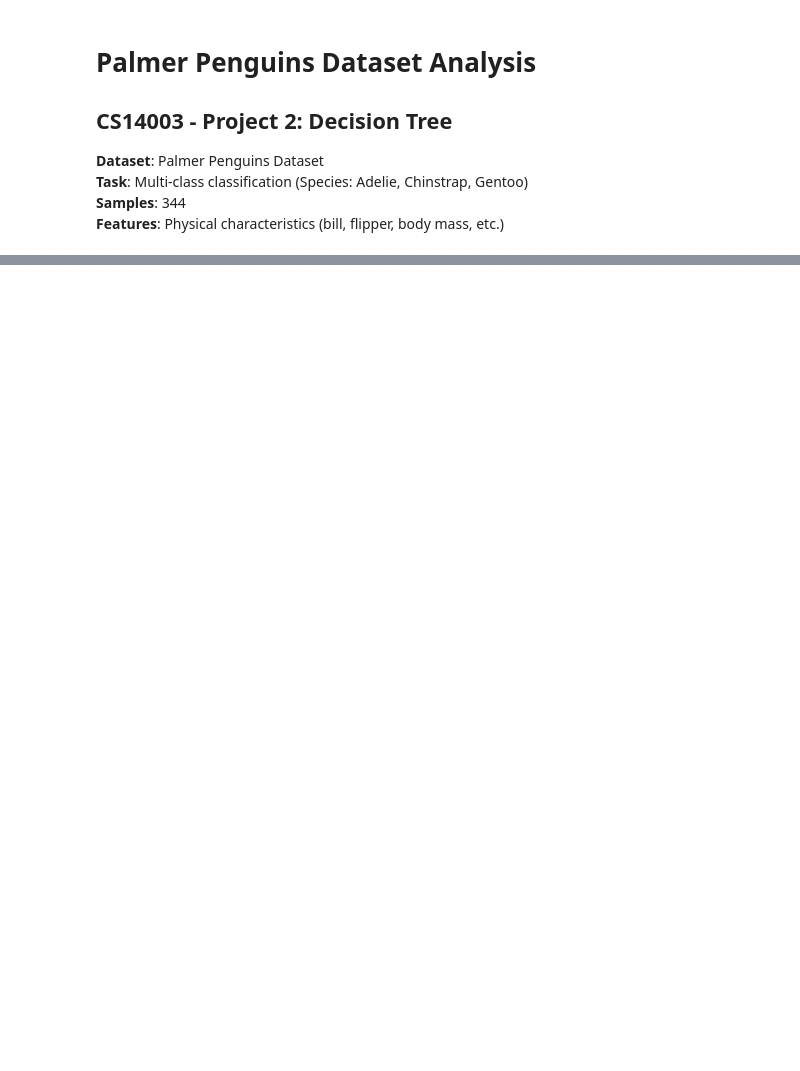
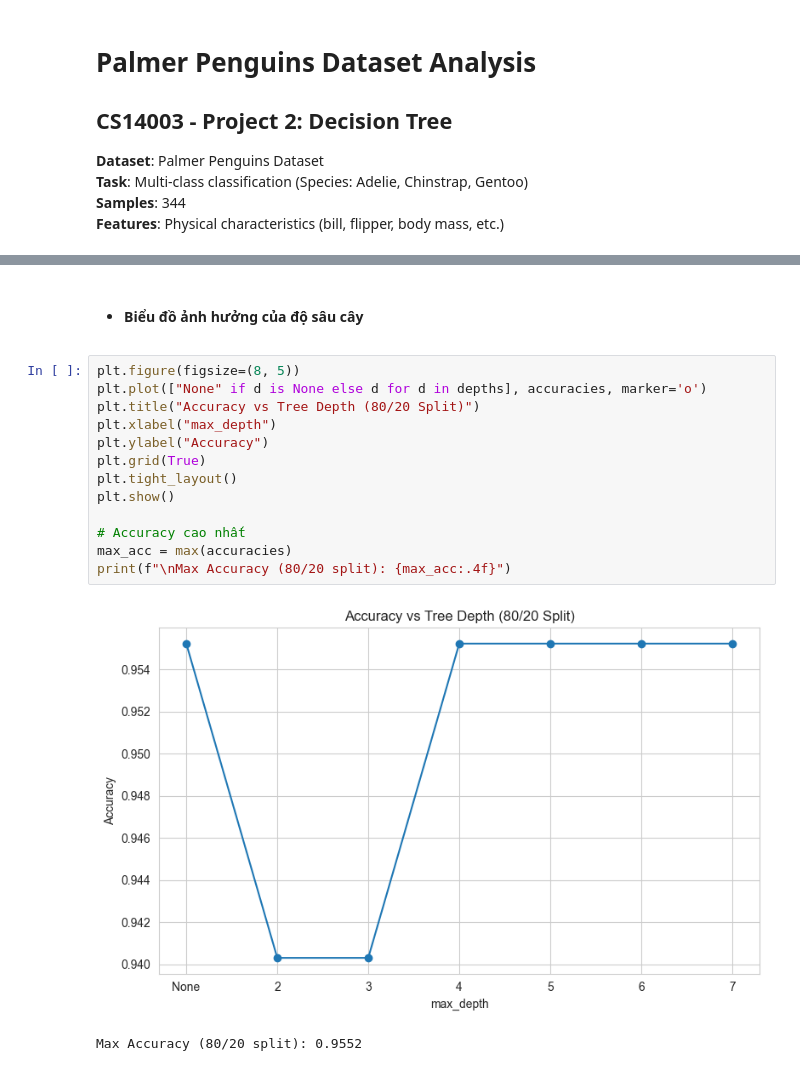
Before and after one commit to thanhan06/Project2_AI, a Jupyter notebook: notebooks/2_penguins.ipynb, the cells around one changed output, grey strips where cells are left out. Cells and saved outputs as stored; diff of their text form; blank space fills up the shorter version.

```diff
--- a/notebooks/2_penguins.ipynb
+++ b/notebooks/2_penguins.ipynb
@@ -143,0 +188,18 @@ weighted avg       0.97      0.97      0.97       134
+# %% [markdown]
+- #### **Biểu đồ ảnh hưởng của độ sâu cây**
+# %%
+plt.figure(figsize=(8, 5))
+plt.plot(["None" if d is None else d for d in depths], accuracies, marker='o')
+plt.title("Accuracy vs Tree Depth (80/20 Split)")
+plt.xlabel("max_depth")
+plt.ylabel("Accuracy")
+plt.grid(True)
+plt.tight_layout()
+plt.show()
+
+# Accuracy cao nhất
+max_acc = max(accuracies)
+print(f"\nMax Accuracy (80/20 split): {max_acc:.4f}")
+# %% [output]
+[figure, added]
+Max Accuracy (80/20 split): 0.9552
```
Also changed, not shown: parts of 16 cells of this notebook, 3 other files.
